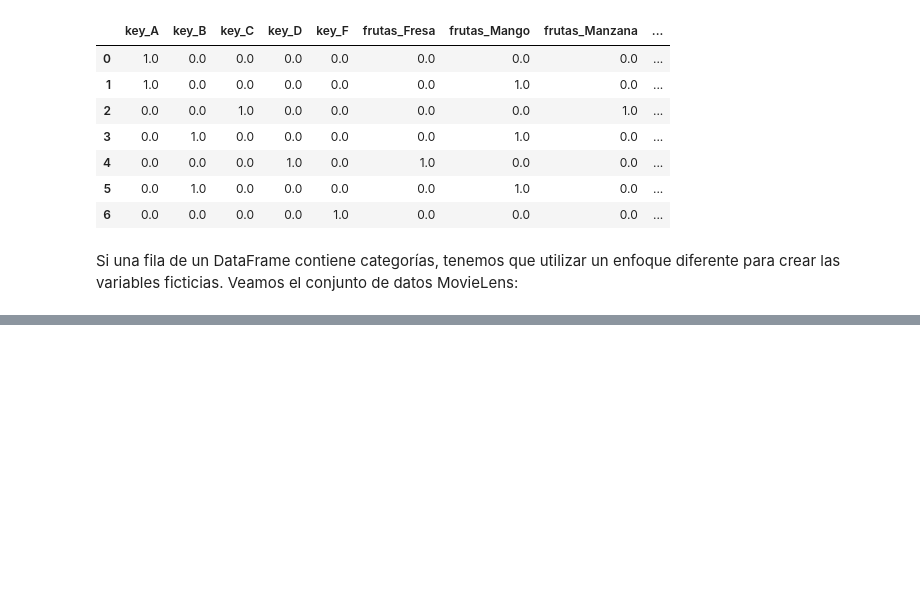
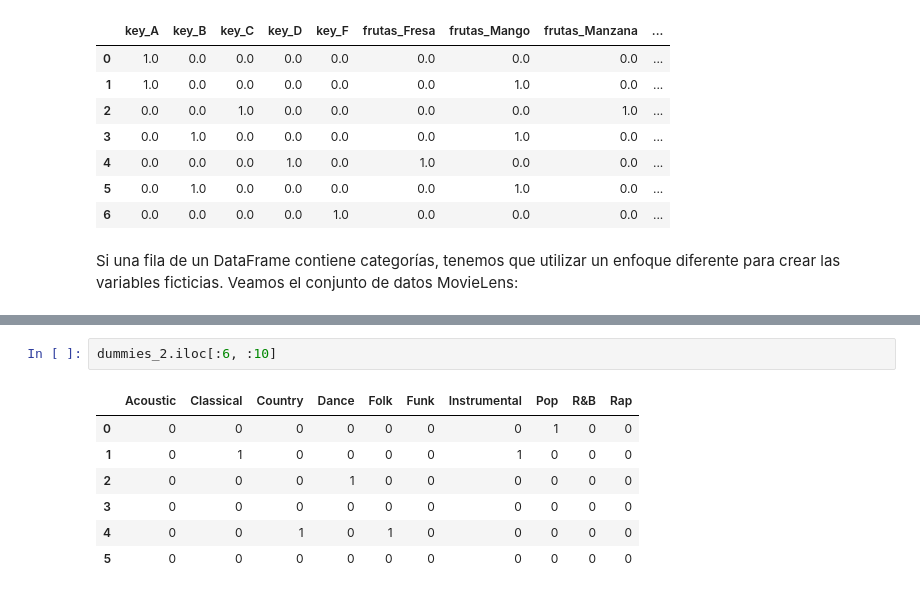
Before and after one commit to Nana8310/Curso_Pandas, a Jupyter notebook: Notebook/Prácticas/Práctica-41_Varios/Clase_74/Ejemplospropios_Ejercicios3y4.ipynb, the cells around one changed output, grey strips where cells are left out. Saved outputs shown, nothing was run; the diff lists cells and outputs as text; blank space fills up the shorter version.

```diff
--- a/Notebook/Prácticas/Práctica-41_Varios/Clase_74/Ejemplospropios_Ejercicios3y4.ipynb
+++ b/Notebook/Prácticas/Práctica-41_Varios/Clase_74/Ejemplospropios_Ejercicios3y4.ipynb
@@ -215,0 +280,10 @@ Si una fila de un DataFrame contiene categorías, tenemos que utilizar un enfoqu
+# %%
+dummies_2.iloc[:6, :10]
+# %% [output]
+|  | Acoustic | Classical | Country | Dance | Folk | Funk | Instrumental | Pop | R&B | Rap |
+| 0 | 0 | 0 | 0 | 0 | 0 | 0 | 0 | 1 | 0 | 0 |
+| 1 | 0 | 1 | 0 | 0 | 0 | 0 | 1 | 0 | 0 | 0 |
+| 2 | 0 | 0 | 0 | 1 | 0 | 0 | 0 | 0 | 0 | 0 |
+| 3 | 0 | 0 | 0 | 0 | 0 | 0 | 0 | 0 | 0 | 0 |
+| 4 | 0 | 0 | 1 | 0 | 1 | 0 | 0 | 0 | 0 | 0 |
+| 5 | 0 | 0 | 0 | 0 | 0 | 0 | 0 | 0 | 0 | 0 |
```
Also changed, not shown: parts of 38 cells of this notebook, 2 other files.
